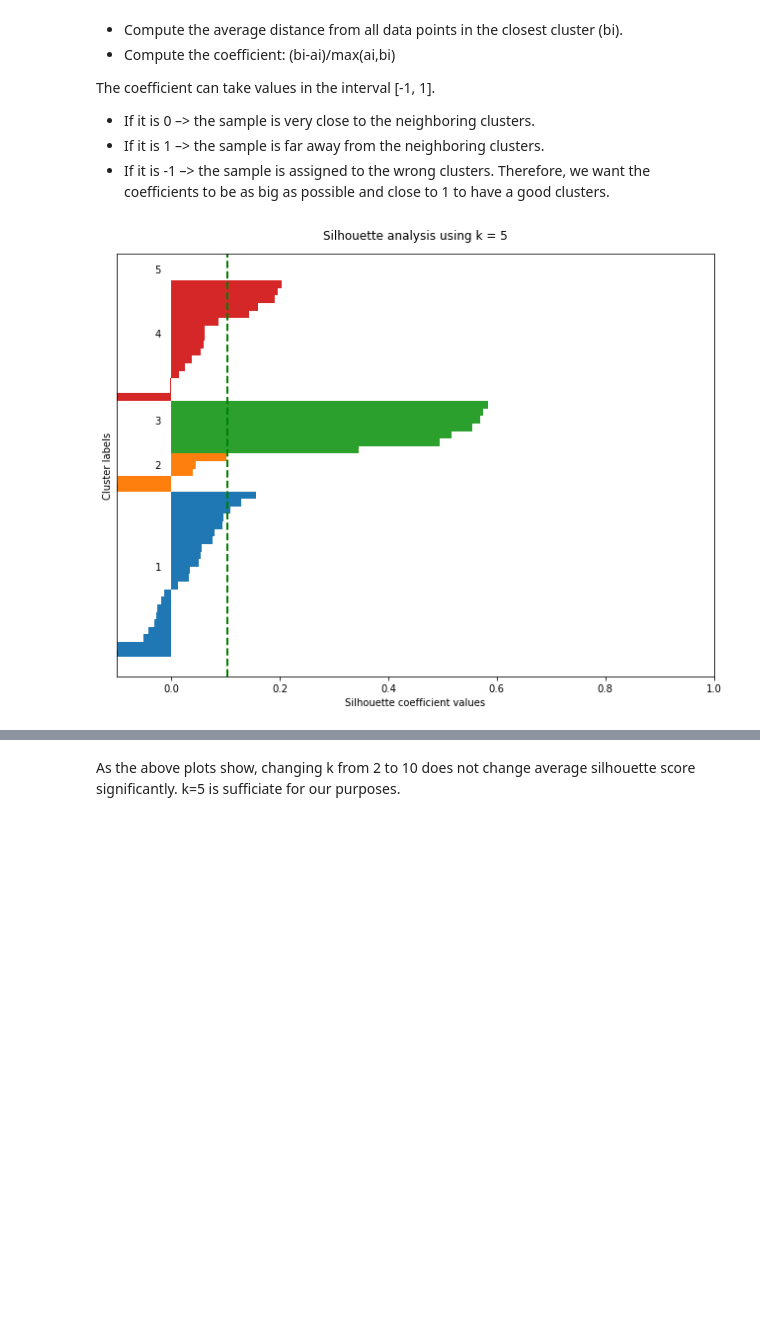
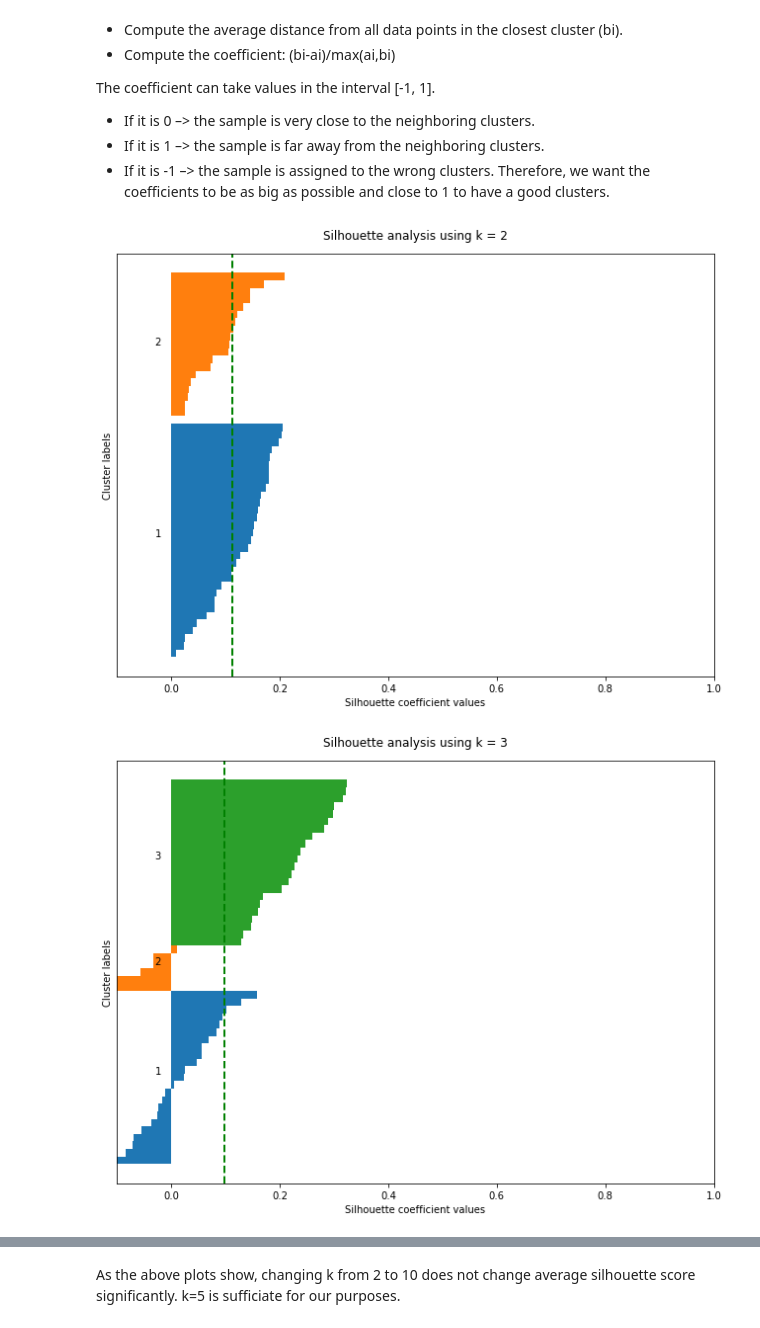
Before and after one commit to hscshane/Miami-Neighborhood-Guide-Analysis, a Jupyter notebook: Final_project.ipynb, the cells around one changed output, grey strips where cells are left out. Cells and saved outputs as stored; diff of their text form; code cells hidden in the pictures; blank space fills up the shorter version.

```diff
--- a/Final_project.ipynb
+++ b/Final_project.ipynb
@@ -1313,8 +1313,8 @@ Therefore, we want the coefficients to be as big as possible and close to 1 to h
 # %%
 #pp = PdfPages('sil.pdf')
 
-#for i, k in enumerate([2, 3, 4, 5, 6, 7, 8, 9, 10]):
-for i, k in enumerate([5]):
+for i, k in enumerate([2, 3, 4, 5, 6, 7, 8, 9, 10]):
+#for i, k in enumerate([5]):
     fig, ax1 = plt.subplots(1, 1)
     fig.set_size_inches(9, 7)
 
@@ -1335,32 +1335,33 @@ for i, k in enumerate([5]):
         y_upper += len(cluster_silhouette_vals)
         ax1.barh(range(y_lower, y_upper), cluster_silhouette_vals, edgecolor='none', height=1)
         ax1.text(-0.03, (y_lower + y_upper) / 2, str(i + 1))
         y_lower += len(cluster_silhouette_vals)
 
     # Get the average silhouette score and plot it
     avg_score = np.mean(silhouette_vals)
     ax1.axvline(avg_score, linestyle='--', linewidth=2, color='green')
     ax1.set_yticks([])
     ax1.set_xlim([-0.1, 1])
     ax1.set_xlabel('Silhouette coefficient values')
     ax1.set_ylabel('Cluster labels')
     ax1.set_title(f'Silhouette analysis using k = {k}', y=1.02);
     plt.tight_layout()
     #pp.savefig(fig)
 
 #pp.close()
-plt.savefig(f'sil_{k}')
+#plt.savefig(f'sil_{k}')
     # Scatter plot of data colored with labels
 #     ax2.scatter(df_grouped_clustering[:, 0], df_grouped_clustering[:, 1], c=labels)
 #     ax2.scatter(centroids[:, 0], centroids[:, 1], marker='*', c='r', s=250)
 #     ax2.set_xlim([-2, 2])
 #     ax2.set_xlim([-2, 2])
 #     ax2.set_xlabel('Eruption time in mins')
 #     ax2.set_ylabel('Waiting time to next eruption')
 #     ax2.set_title('Visualization of clustered data', y=1.02)
 #     ax2.set_aspect('equal')
 #     plt.tight_layout()
 #     plt.suptitle(f'Silhouette analysis using k = {k}',
 #                  fontsize=16, fontweight='semibold', y=1.05);
 # %% [output]
-[figure, old version]
+[figure, new version]
+[figure, added]
```
Also changed, not shown: parts of 1 cell of this notebook.
